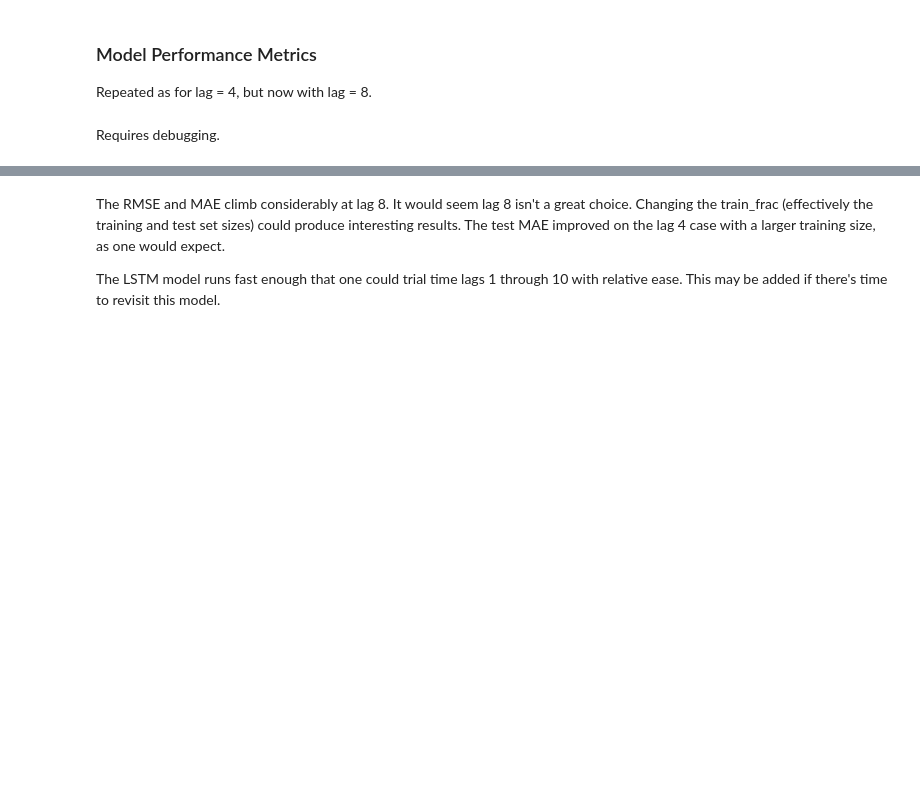
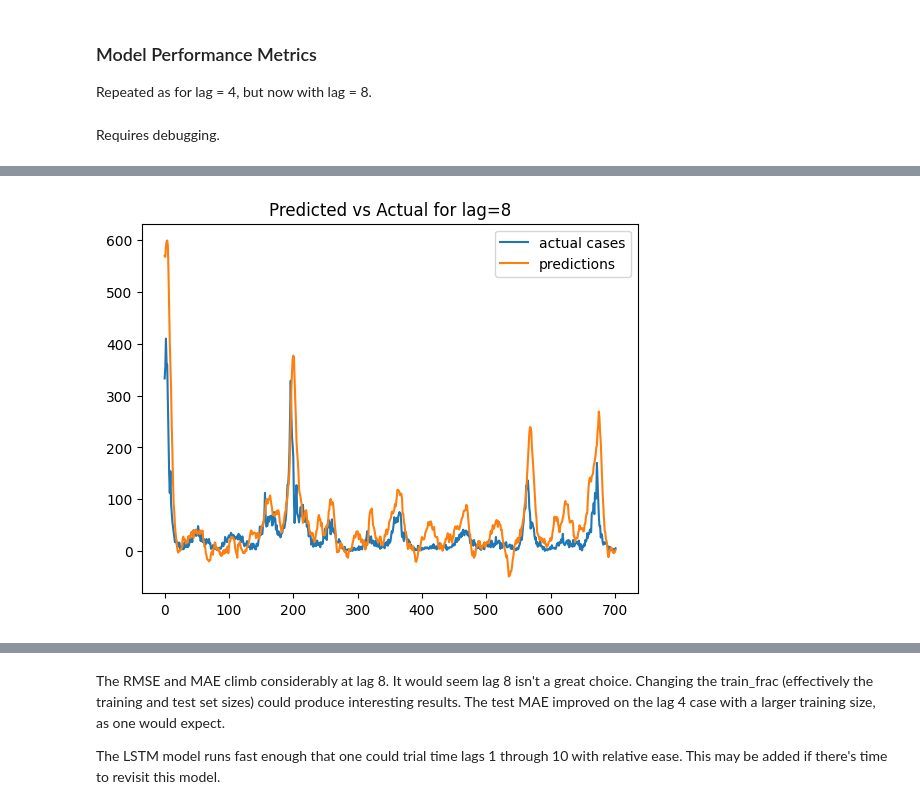
Before and after one commit to ValerieDier/multivariate_timeseries_forecasting_dengue, a Jupyter notebook: notebooks/lstm_trial_nlags_MV.ipynb, the cells around one changed output, grey strips where cells are left out. Saved outputs shown, nothing was run; the diff lists cells and outputs as text; code cells hidden in the pictures; blank space fills up the shorter version.

```diff
--- a/notebooks/lstm_trial_nlags_MV.ipynb
+++ b/notebooks/lstm_trial_nlags_MV.ipynb
@@ -544,22 +613,23 @@ Repeated as for lag = 4, but now with lag = 8.
 # %% [markdown]
 Requires debugging.
 # %%
-# # make a prediction
-# yhat = model.predict(test_X)
-# test_X = test_X.reshape((test_X.shape[0], n_weeks*n_features))
-# # invert scaling for forecast
-# inv_yhat = concatenate((yhat, test_X[:, -14:]), axis=1)
-# inv_yhat = scaler.inverse_transform(inv_yhat)
-# inv_yhat = inv_yhat[:,0]
-# # invert scaling for actual
-# test_y = test_y.reshape((len(test_y), 1))
-# inv_y = concatenate((test_y, test_X[:, -14:]), axis=1)
-# inv_y = scaler.inverse_transform(inv_y)
-# inv_y = inv_y[:,0]
+# make a prediction
+yhat = model.predict(test_X)
+test_X = test_X.reshape((test_X.shape[0], n_weeks*n_features))
+# invert scaling for forecast
+inv_yhat = concatenate((yhat, test_X[:, -14:]), axis=1)
+inv_yhat = scaler.inverse_transform(inv_yhat)
+inv_yhat = inv_yhat[:,0]
+# invert scaling for actual
+test_y = test_y.reshape((len(test_y), 1))
+inv_y = concatenate((test_y, test_X[:, -14:]), axis=1)
+inv_y = scaler.inverse_transform(inv_y)
+inv_y = inv_y[:,0]
 
-# # plot actual and predicted
-# pyplot.plot(inv_y, label='actual cases')
-# pyplot.plot(inv_yhat, label='predictions')
-# pyplot.title('Predicted vs Actual for lag=8')
-# pyplot.legend()
-# pyplot.show()
+# plot actual and predicted
+pyplot.plot(inv_y, label='actual cases')
+pyplot.plot(inv_yhat, label='predictions')
+pyplot.title('Predicted vs Actual for lag=8')
+pyplot.legend()
+pyplot.show()
+# %% [output]
@@ -566 +637,2 @@ Requires debugging.
+[figure, added]
 # %%
```
Also changed, not shown: parts of 50 cells of this notebook.
